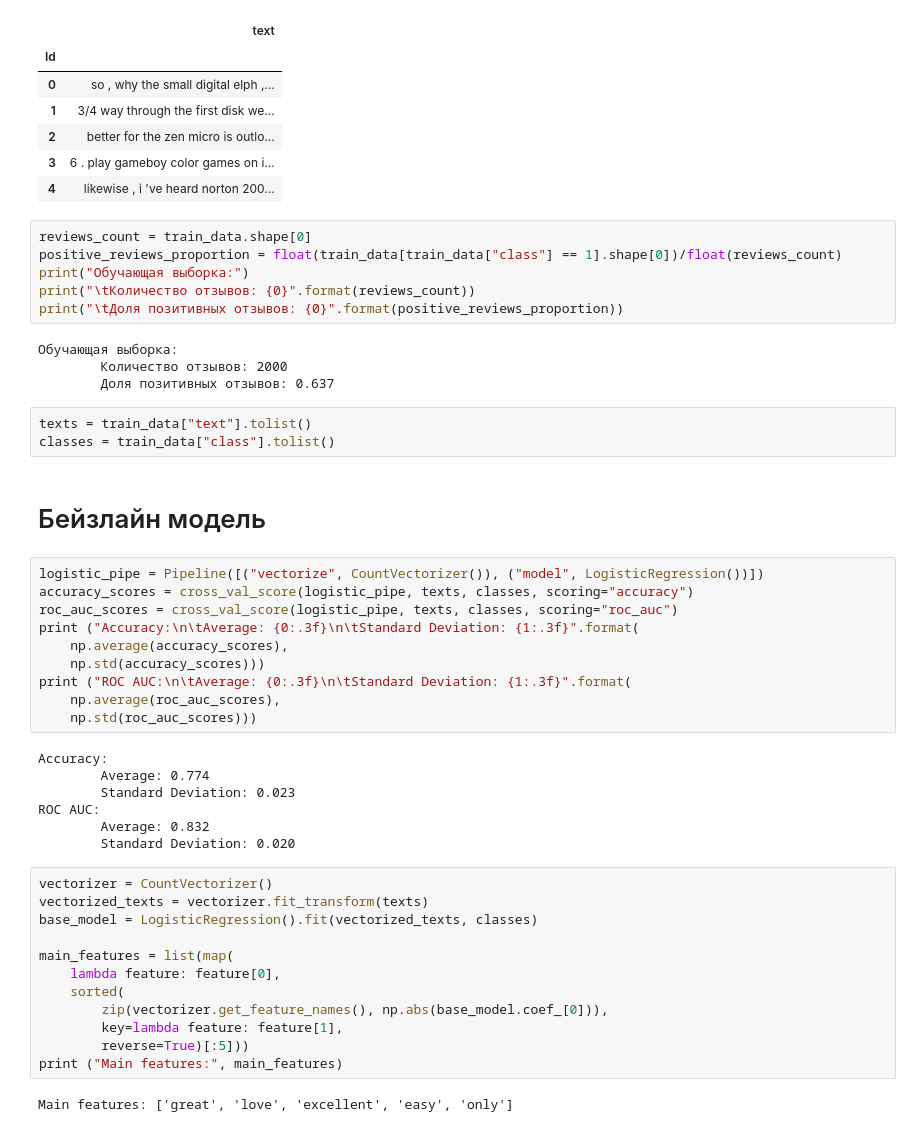
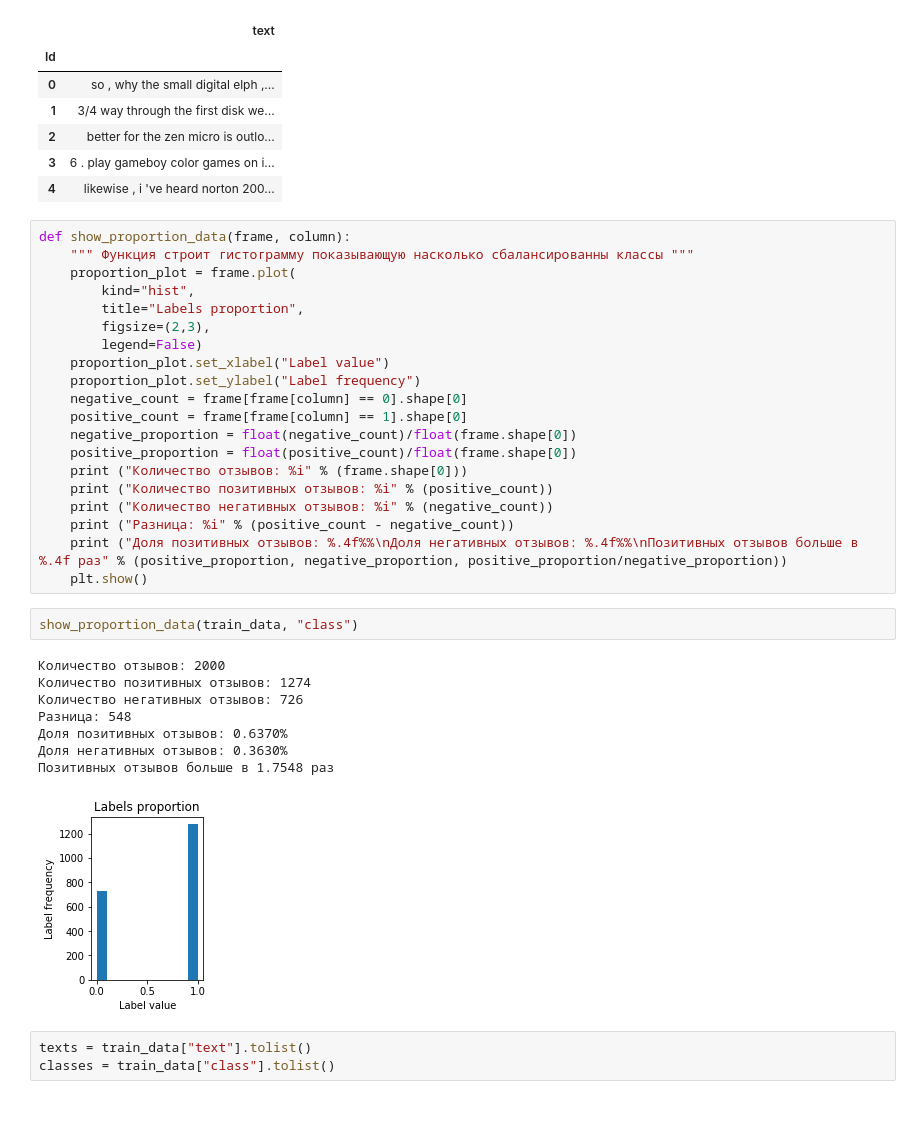
Before and after one commit to Agaspher20/DataAnalisysMipt, a Jupyter notebook: Python/6.2 DataAnalysisProject_Sentiment/week3_peer.ipynb, the cells around one changed output. Cells and saved outputs as stored; diff of their text form.

```diff
--- a/Python/6.2 DataAnalysisProject_Sentiment/week3_peer.ipynb
+++ b/Python/6.2 DataAnalysisProject_Sentiment/week3_peer.ipynb
@@ -44,49 +53,37 @@ test_data.head()
 | 2 | better for the zen micro is outlo... |
 | 3 | 6 . play gameboy color games on i... |
 | 4 | likewise , i 've heard norton 200... |
-# %%
-reviews_count = train_data.shape[0]
-positive_reviews_proportion = float(train_data[train_data["class"] == 1].shape[0])/float(reviews_count)
-print("Обучающая выборка:")
-print("\tКоличество отзывов: {0}".format(reviews_count))
-print("\tДоля позитивных отзывов: {0}".format(positive_reviews_proportion))
-# %% [output]
-Обучающая выборка:
-        Количество отзывов: 2000
-        Доля позитивных отзывов: 0.637
+# %%
+def show_proportion_data(frame, column):
+    """ Функция строит гистограмму показывающую насколько сбалансированны классы """
+    proportion_plot = frame.plot(
+        kind="hist",
+        title="Labels proportion",
+        figsize=(2,3),
+        legend=False)
+    proportion_plot.set_xlabel("Label value")
+    proportion_plot.set_ylabel("Label frequency")
+    negative_count = frame[frame[column] == 0].shape[0]
+    positive_count = frame[frame[column] == 1].shape[0]
+    negative_proportion = float(negative_count)/float(frame.shape[0])
+    positive_proportion = float(positive_count)/float(frame.shape[0])
+    print ("Количество отзывов: %i" % (frame.shape[0]))
+    print ("Количество позитивных отзывов: %i" % (positive_count))
+    print ("Количество негативных отзывов: %i" % (negative_count))
+    print ("Разница: %i" % (positive_count - negative_count))
+    print ("Доля позитивных отзывов: %.4f%%\nДоля негативных отзывов: %.4f%%\nПозитивных отзывов больше в %.4f раз" % (positive_proportion, negative_proportion, positive_proportion/negative_proportion))
+    plt.show()
+# %%
+show_proportion_data(train_data, "class")
+# %% [output]
+Количество отзывов: 2000
+Количество позитивных отзывов: 1274
+Количество негативных отзывов: 726
+Разница: 548
+Доля позитивных отзывов: 0.6370%
+Доля негативных отзывов: 0.3630%
+Позитивных отзывов больше в 1.7548 раз
+[figure, added]
 # %%
 texts = train_data["text"].tolist()
 classes = train_data["class"].tolist()
-# %% [markdown]
-# Бейзлайн модель
-# %%
-logistic_pipe = Pipeline([("vectorize", CountVectorizer()), ("model", LogisticRegression())])
-accuracy_scores = cross_val_score(logistic_pipe, texts, classes, scoring="accuracy")
-roc_auc_scores = cross_val_score(logistic_pipe, texts, classes, scoring="roc_auc")
-print ("Accuracy:\n\tAverage: {0:.3f}\n\tStandard Deviation: {1:.3f}".format(
-    np.average(accuracy_scores),
-    np.std(accuracy_scores)))
-print ("ROC AUC:\n\tAverage: {0:.3f}\n\tStandard Deviation: {1:.3f}".format(
-    np.average(roc_auc_scores),
-    np.std(roc_auc_scores)))
-# %% [output]
-Accuracy:
-        Average: 0.774
-        Standard Deviation: 0.023
-ROC AUC:
-        Average: 0.832
-        Standard Deviation: 0.020
-# %%
-vectorizer = CountVectorizer()
-vectorized_texts = vectorizer.fit_transform(texts)
-base_model = LogisticRegression().fit(vectorized_texts, classes)
-
-main_features = list(map(
-    lambda feature: feature[0],
-    sorted(
-        zip(vectorizer.get_feature_names(), np.abs(base_model.coef_[0])),
-        key=lambda feature: feature[1],
-        reverse=True)[:5]))
-print ("Main features:", main_features)
-# %% [output]
-Main features: ['great', 'love', 'excellent', 'easy', 'only']
```
Also changed, not shown: parts of 51 cells of this notebook, 10 other files.
